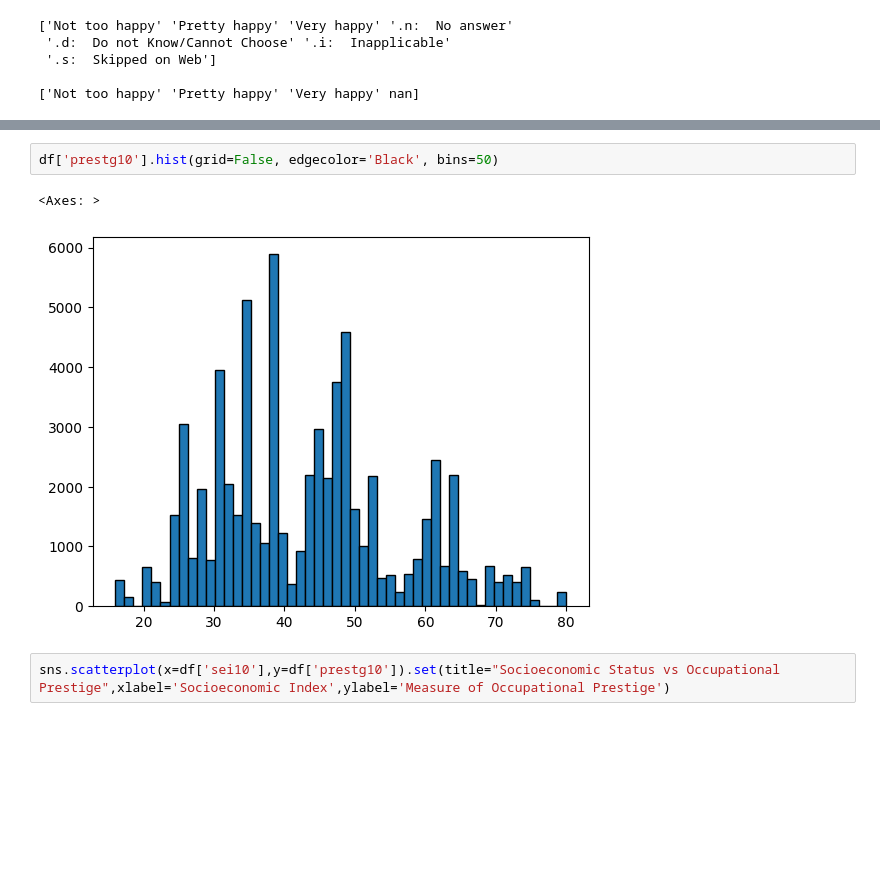
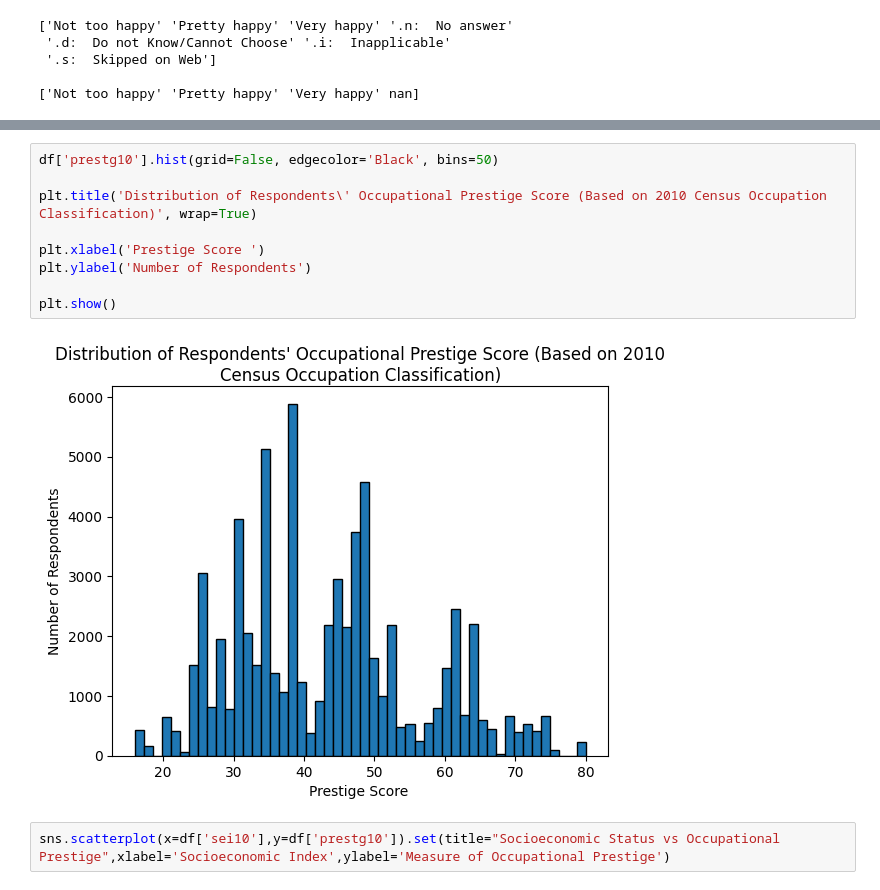
Before and after one commit to phipyao/ds3001-project_gss, a Jupyter notebook: project.ipynb, the cells around one changed output, grey strips where cells are left out. Saved outputs shown, nothing was run; the diff lists cells and outputs as text; blank space fills up the shorter version.

```diff
--- a/project.ipynb
+++ b/project.ipynb
@@ -109,11 +127,17 @@ print(df[var].unique(),'\n')
  39. 24. 38. 62. 32. 46. 74. 27. 36. 44. 28. 37. 30. 58. 71. 48. 66. 40.
  42. 17. 65. 72. 55. 52. 56. 26. 41. 34. 67. 73. 21. 57. 69. 63. 70. 68.
  16. 54. 20. 75. 18. 80. 23. 76.]
-# %%
-df['prestg10'].hist(grid=False, edgecolor='Black', bins=50)
-# %% [output]
-<Axes: >
-[figure, removed]
+# %%
+df['prestg10'].hist(grid=False, edgecolor='Black', bins=50)
+
+plt.title('Distribution of Respondents\' Occupational Prestige Score (Based on 2010 Census Occupation Classification)', wrap=True)
+
+plt.xlabel('Prestige Score ')
+plt.ylabel('Number of Respondents')
+
+plt.show()
+# %% [output]
+[figure, added]
 # %%
 sns.scatterplot(x=df['sei10'],y=df['prestg10']).set(title="Socioeconomic Status vs Occupational Prestige",xlabel='Socioeconomic Index',ylabel='Measure of Occupational Prestige')
 # %% [output]
```
Also changed, not shown: parts of 7 cells of this notebook.
